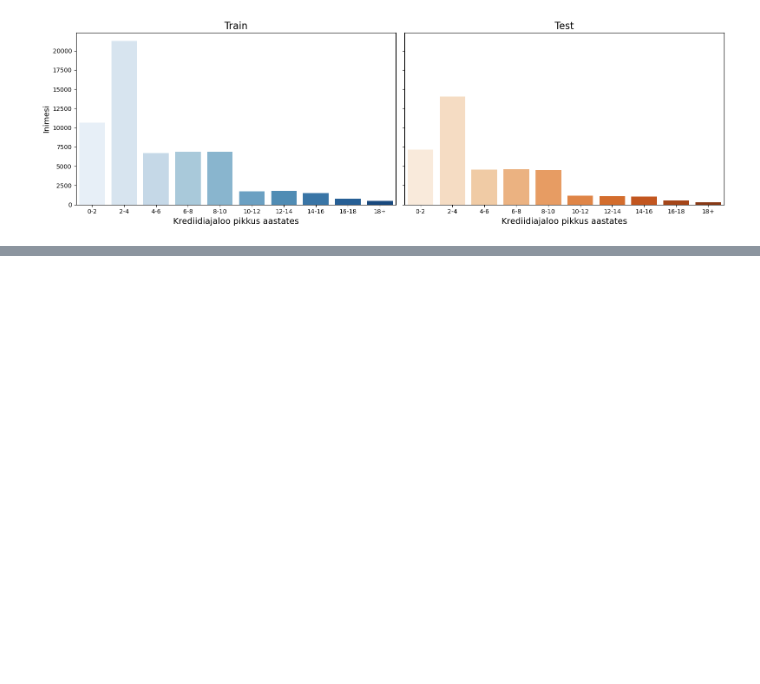
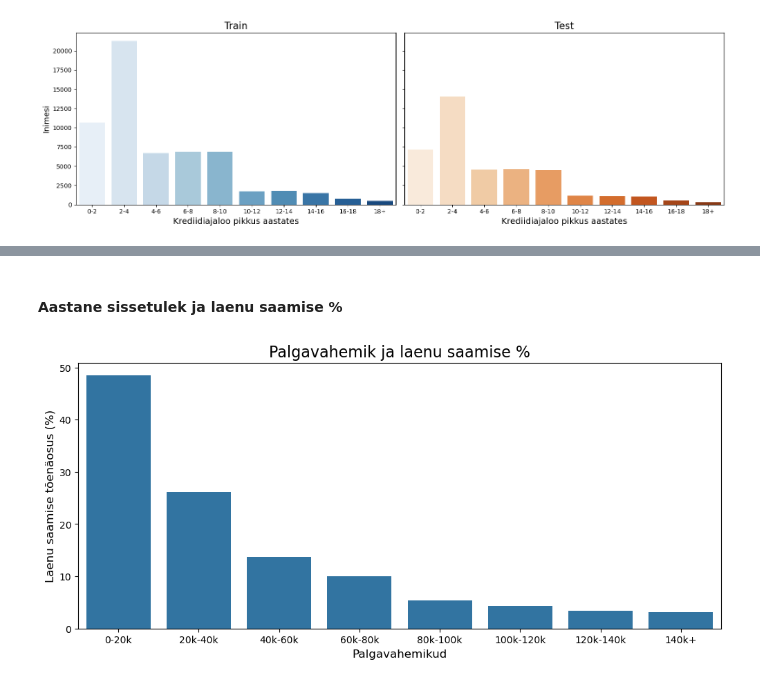
Before and after one commit to madispuu/Loan_Approval_Prediction, a Jupyter notebook: TEAM.ipynb, the cells around one changed output, grey strips where cells are left out. Cells and saved outputs as stored; diff of their text form; code cells hidden in the pictures; blank space fills up the shorter version.

```diff
--- a/TEAM.ipynb
+++ b/TEAM.ipynb
@@ -640,0 +684,26 @@ plt.show()
+# %% [markdown]
+#### **Aastane sissetulek ja laenu saamise %**
+# %%
+# Vahemikud
+bins = [0, 20000, 40000, 60000, 80000, 100000, 120000, 140000, 2000000]
+labels = ['0-20k', '20k-40k', '40k-60k', '60k-80k', '80k-100k', '100k-120k', '120k-140k', '140k+']
+
+# Ajutine palgavahemiku veerg
+df_train['salary_range_temp'] = pd.cut(df_train['person_income'], bins=bins, labels=labels, include_lowest=True)
+
+# Arvutame keskmise laenusaamise tõenäosuse iga palgavahemiku järgi
+tempdf = df_train.groupby(['salary_range_temp'], as_index=False, observed=True)['loan_status'].mean()
+
+plt.figure(figsize=[12, 5])
+tempdf['loan_status'] = tempdf['loan_status'] * 100  # Protsendiks teisendamine
+sns.barplot(x='salary_range_temp', y='loan_status', data=tempdf)
+plt.title('Palgavahemik ja laenu saamise %', fontsize=16)
+plt.xlabel('Palgavahemikud', fontsize=12)
+plt.ylabel('Laenu saamise tõenäosus (%)', fontsize=12)
+
+# Kustutan ajutised tulbad
+df_train.drop(columns=['salary_range_temp'], inplace=True)
+
+plt.show()
+# %% [output]
+[figure, added]
```
Also changed, not shown: parts of 24 cells of this notebook.
